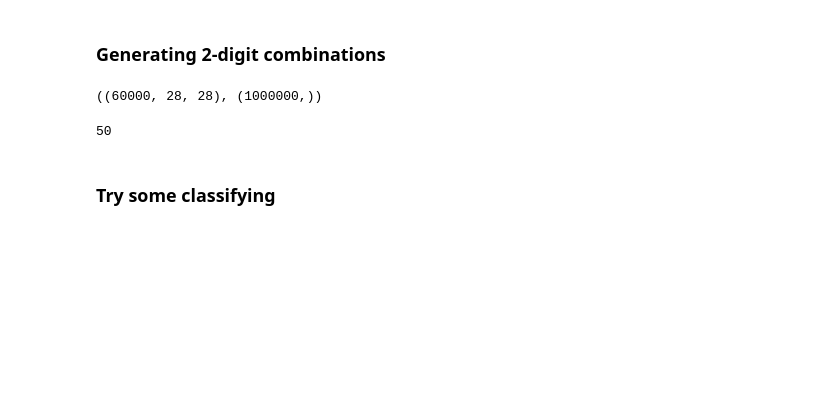
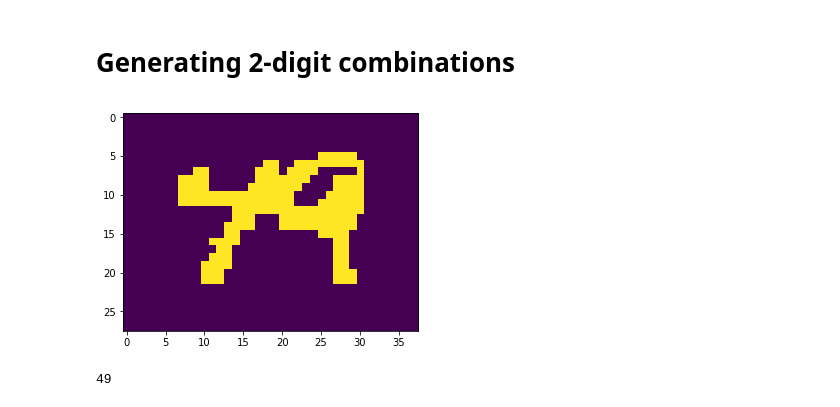
Before and after one commit to ionox0/gels-analysis, a Jupyter notebook: ipython/double_digits_classification.ipynb, the cells around one changed output. Drawn from its saved outputs; the diff is of its cells as text; code cells hidden in the pictures; blank space fills up the shorter version.

Commit message:
double digits recog on AWS P2

```diff
--- a/ipython/double_digits_classification.ipynb
+++ b/ipython/double_digits_classification.ipynb
@@ -29,42 +36,2 @@ data = mnist.load_data()
 # %% [markdown]
-### Generating 2-digit combinations
+# Generating 2-digit combinations
-# %%
-def remove_border(img):
-    ctrs = cv2.findContours(img, cv2.RETR_EXTERNAL, cv2.CHAIN_APPROX_SIMPLE)
-    x,y,w,h = cv2.boundingRect(ctrs[0])
-    crop = img[y:y+h,x:x+w]
-    resize = cv2.resize(crop, (28, 28))
-    return resize
-
-
-i = 0
-combs = []
-combs_labels = []
-data_w_labels = zip(data[0][0], data[0][1])
-for comb in itertools.combinations(data_w_labels, 2):
-    if i >= 1000000: break
-
-    first_digit = comb[0][0]
-    second_digit = comb[1][0]
-
-    first_mod = remove_border(first_digit)
-    second_mod = remove_border(second_digit)
-
-    overlap = 8
-
-    padding = np.zeros((28, 28 - int(overlap)))
-    first_mod = np.concatenate((first_mod, padding), axis=1)
-    second_mod = np.concatenate((padding, second_mod), axis=1)
-
-    overlapped = first_mod + second_mod
-
-    combs.append(overlapped)
-    combs_labels.append( int(str(comb[0][1]) + str(comb[1][1])) )
-    i += 1
-
-combs = np.array(combs)
-combs_labels = np.array(combs_labels)
-# %%
-data[0][0].shape, combs_labels.shape
-# %% [output]
-((60000, 28, 28), (1000000,))
@@ -71,8 +117,10 @@ data[0][0].shape, combs_labels.shape
+# %%
+combs_reshaped = [cv2.resize(x, (38, 28)) for x in combs]
 # %%
-i = 999
-plt.imshow(combs[i])
+i = 851
+plt.imshow(combs_reshaped[i])
+plt.show()
 combs_labels[i]
 # %% [output]
+[figure, added]
-50
+49
-# %% [markdown]
-### Try some classifying
```
Also changed, not shown: parts of 15 cells of this notebook, 3 other files.
